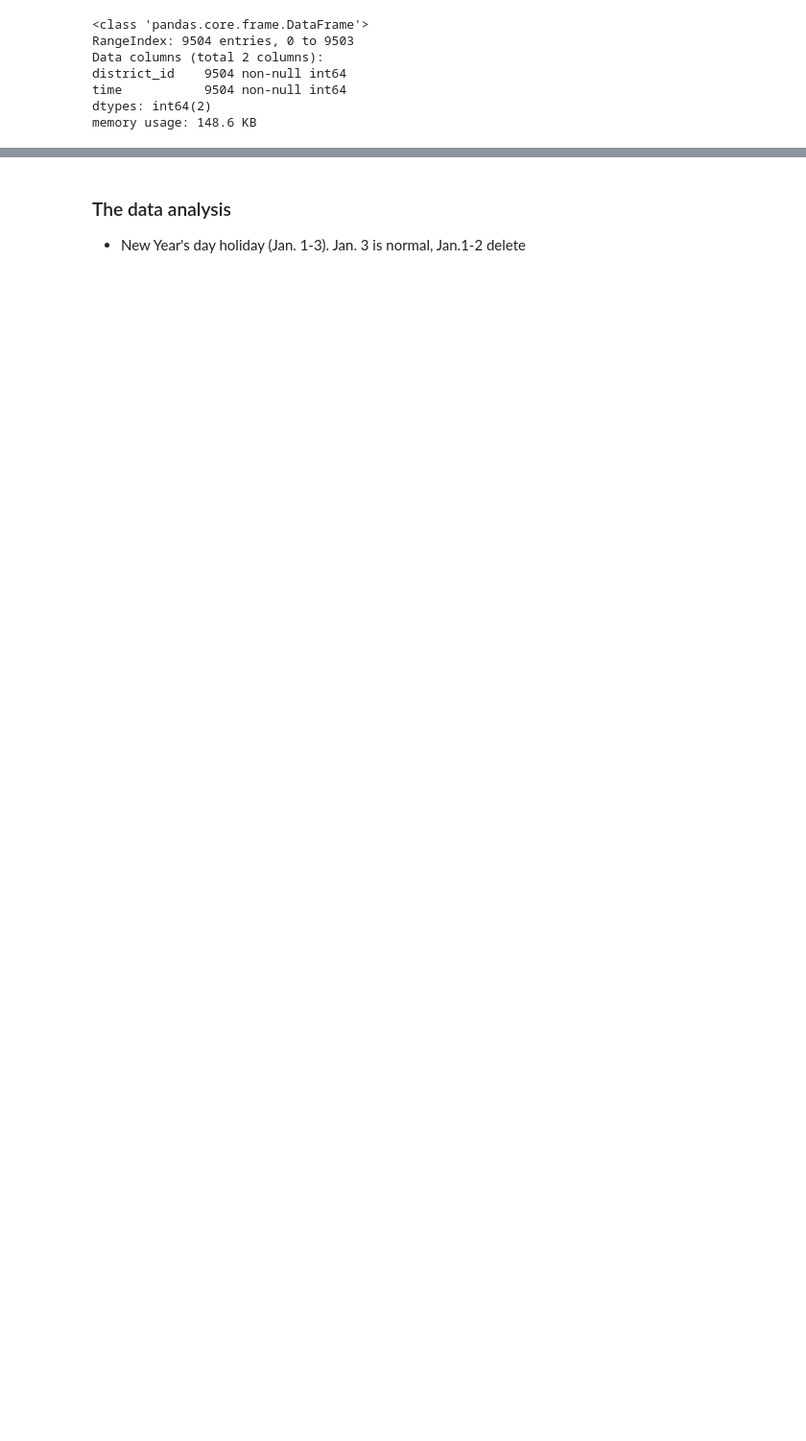
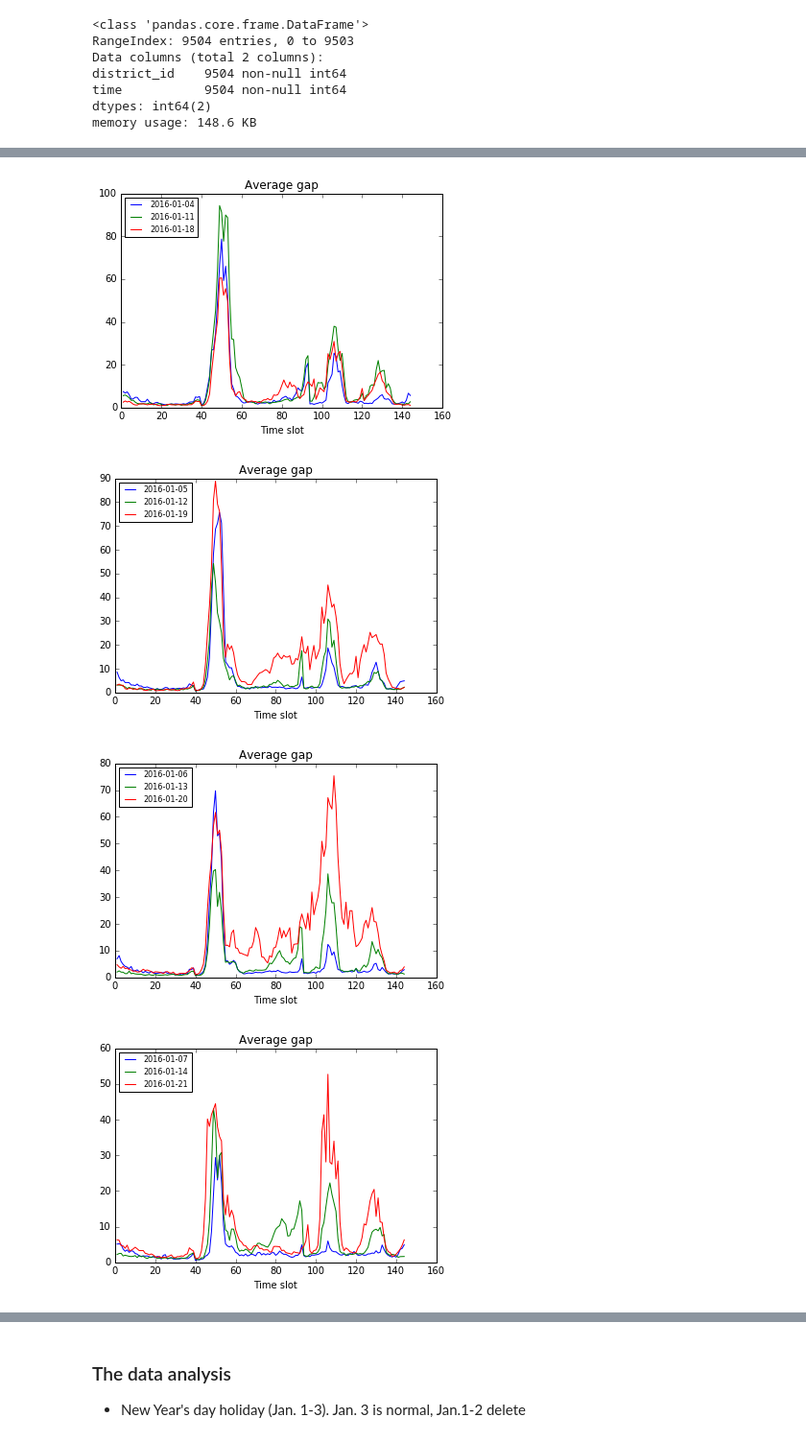
Before and after one commit to gwwang16/Machine-Learning, a Jupyter notebook: Projects/Capstone-AI-for-Robotics/Di-Tech/Data_Analysis.ipynb, the cells around one changed output, grey strips where cells are left out. Shown at 96% size. Cells and saved outputs as stored; diff of their text form; code cells hidden in the pictures; blank space fills up the shorter version.

```diff
--- a/Projects/Capstone-AI-for-Robotics/Di-Tech/Data_Analysis.ipynb
+++ b/Projects/Capstone-AI-for-Robotics/Di-Tech/Data_Analysis.ipynb
@@ -270,5 +434,0 @@ plt.plot(full_weather.Weather, label=str(date))
-# %%
-for date, drp in train_weather.groupby('date'):
-    plt.figure()
-    plt.plot(drp.groupby('time').temperature.mean(), label=str(date))
-    plt.legend(loc=0,prop={'size':8})
@@ -416,3 +498,0 @@ memory usage: 8.7+ MB
-# %%
-for date, drp in train_order.groupby('date'):
-    print len(drp.time) / 66.
@@ -639,9 +498,0 @@ data_temp_specific1 = full_data[full_data.date == '2016-01-11'][full_data.distri
-# %%
-for date, dgr in data_temp_specific1.groupby('date'):
-
-    plt.figure()
-    #for date, dgr in wgr.groupby('date'):
-    plt.plot(dgr.groupby('time').gap.mean(), label=str(date))
-    plt.title('gap')
-    plt.legend(loc=2,prop={'size':8})
-    plt.title('2016-01-11, district:51')
@@ -682,16 +498,0 @@ for date, wgr in data_temp_weekend.groupby('date'):
-# %%
-data_temp_notweekend = full_data[full_data.week < 6]
-
-for date, wgr in data_temp_notweekend.groupby('date'):
-
-    #plt.figure()
-    #for date, dgr in wgr.groupby('date'):
-    ##    plt.plot(dgr.groupby('time').demand.mean(), label=str(date))
-    #plt.title('demand')
-    #plt.legend(loc=2,prop={'size':8})
-
-    #plt.figure()
-    #for date, dgr in wgr.groupby('date'):
-    plt.plot(wgr.groupby('time').gap.mean(), label=str(date))
-    plt.title('workday gap')
-    plt.legend(loc=5,prop={'size':6})
@@ -711,0 +672,13 @@ full_data.describe()
+# %%
+for work, wgr in full_order.groupby('week'):
+    plt.figure()
+    for date, dgr in wgr.groupby('date'):
+        plt.plot(dgr.groupby('time').gap.mean(), label=str(date))
+    plt.title('Average gap')
+    plt.legend(loc=2,prop={'size':8})
+    plt.xlabel('Time slot')
+# %% [output]
+[figure, added]
+[figure, added]
+[figure, added]
+[figure, added]
```
Also changed, not shown: parts of 140 cells of this notebook, 3 other files.
